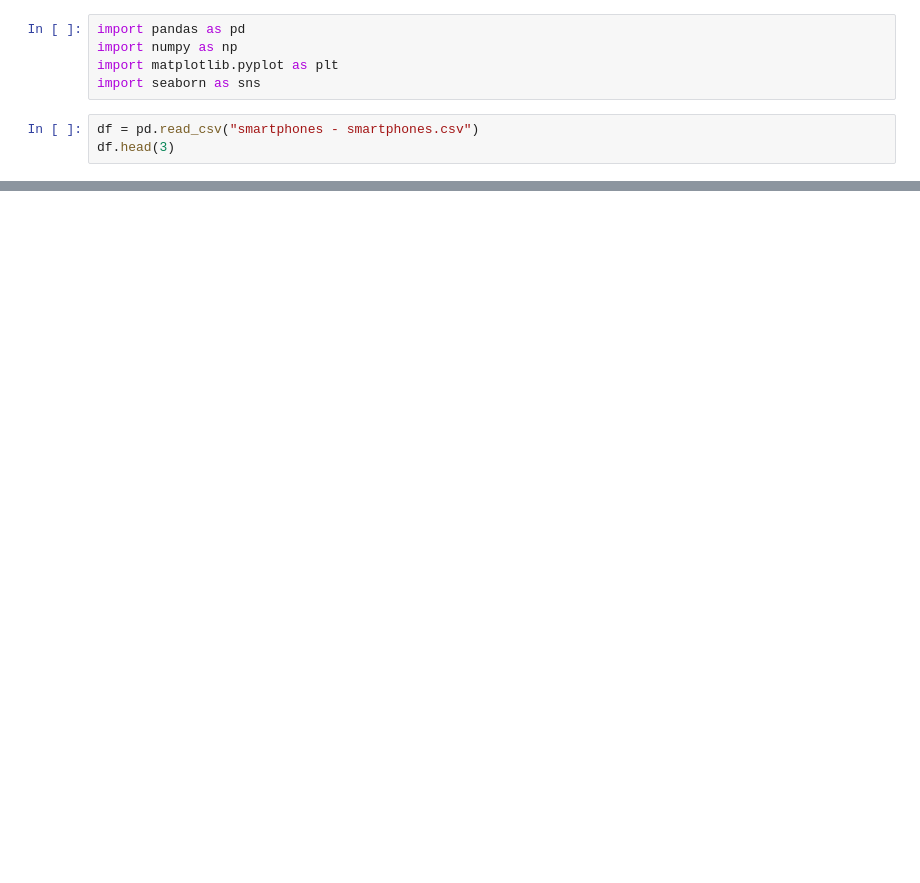
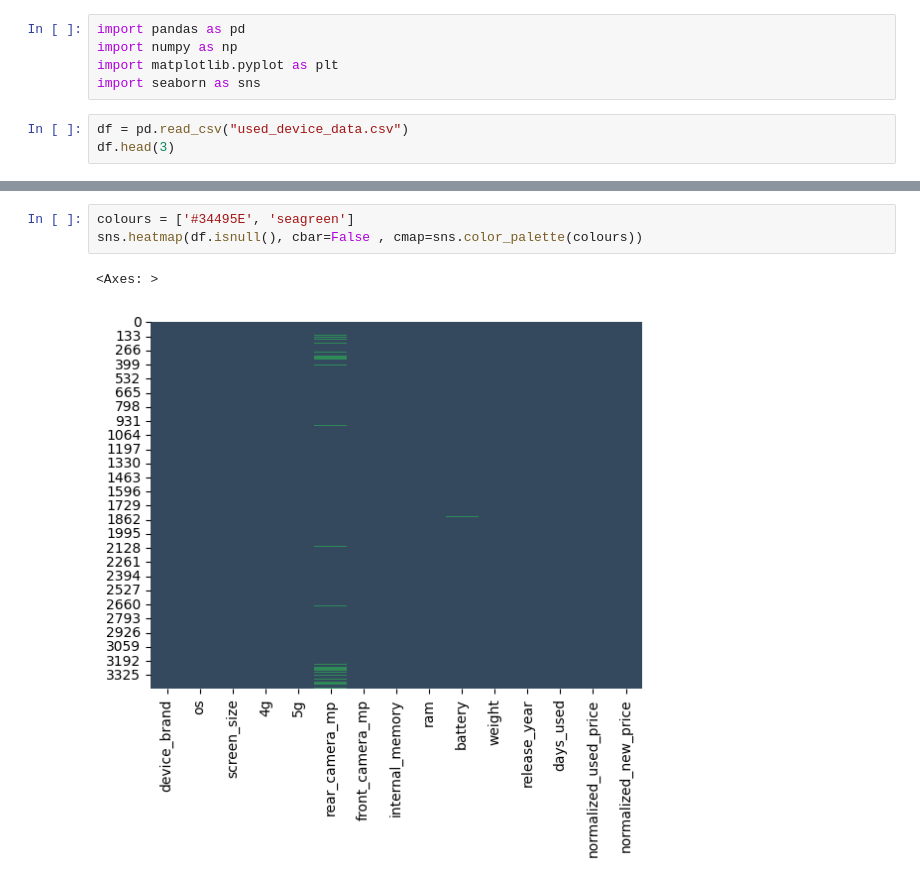
Before and after one commit to dedsec-a/Comodity-Price-predectior, a Jupyter notebook: Notebook/traning.ipynb, the cells around one changed output, grey strips where cells are left out. Saved outputs shown, nothing was run; the diff lists cells and outputs as text; blank space fills up the shorter version.

```diff
--- a/Notebook/traning.ipynb
+++ b/Notebook/traning.ipynb
@@ -4,6 +4,6 @@ import numpy as np
 import matplotlib.pyplot as plt
 import seaborn as sns
 # %%
-df = pd.read_csv("smartphones - smartphones.csv")
+df = pd.read_csv("used_device_data.csv")
 df.head(3)
 # %% [output]
@@ -34,0 +63,6 @@ memory usage: 87.8+ KB
+# %%
+colours = ['#34495E', 'seagreen']
+sns.heatmap(df.isnull(), cbar=False , cmap=sns.color_palette(colours))
+# %% [output]
+<Axes: >
+[figure, added]
```
Also changed, not shown: parts of 63 cells of this notebook, 23 other files.
